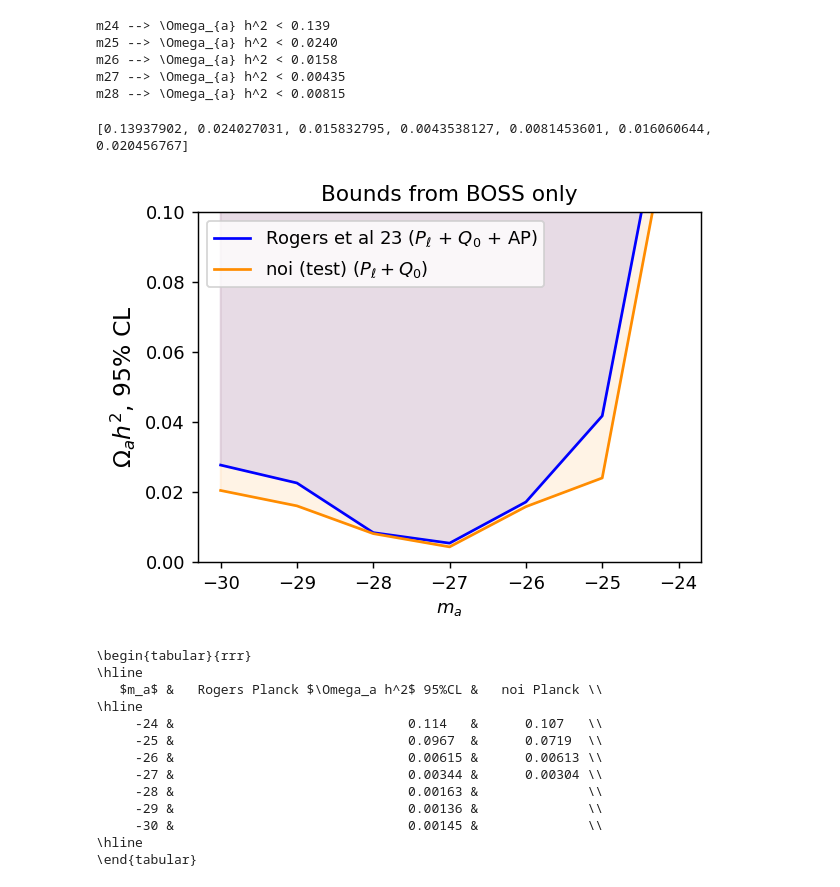
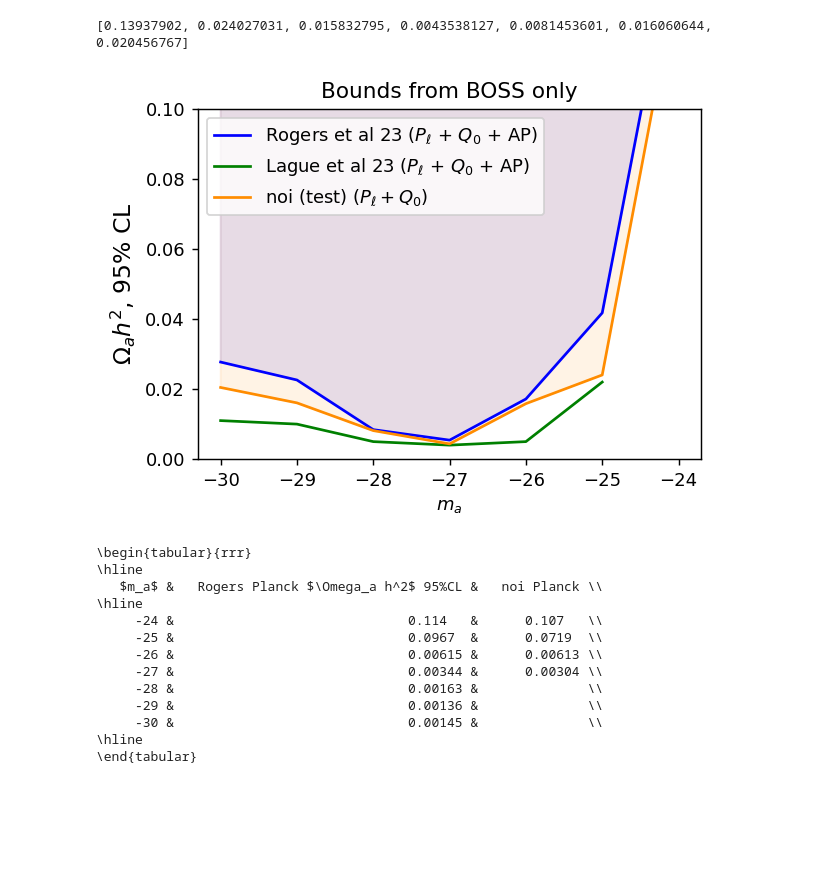
Before and after one commit to fverd/cobaya, a Jupyter notebook: FRA/analyze-grid-of-runs.ipynb, the cells around one changed output. Cells and saved outputs as stored; diff of their text form; code cells hidden in the pictures; blank space fills up the shorter version.

```diff
--- a/FRA/analyze-grid-of-runs.ipynb
+++ b/FRA/analyze-grid-of-runs.ipynb
@@ -41,39 +27,37 @@ gdplot.triangle_plot(chains_to_plot_boss[2] ,  pars_toplot, title_limit=2, fille
-# %%
-for samp in chains_to_plot_boss:
-    print(samp.label[5:],'-->', samp.getInlineLatex('omega_scf',limit=2))
-# %% [output]
-m24 --> \Omega_{a} h^2 < 0.139
-m25 --> \Omega_{a} h^2 < 0.0240
-m26 --> \Omega_{a} h^2 < 0.0158
-m27 --> \Omega_{a} h^2 < 0.00435
-m28 --> \Omega_{a} h^2 < 0.00815
 # %%
 plt.figure(figsize=(5,3.5), dpi=130)
 mvals = [-24, -25, -26, -27, -28,-29, -30]
 RogersBOSS = [0.155,0.04174,0.01717,0.00542,0.00842,0.02259,0.02771]
+RogersBOSS = [0.155,0.04174,0.01717,0.00542,0.00842,0.02259,0.02771]
 plt.plot(mvals, RogersBOSS,'b', label=r'Rogers et al 23 ($P_\ell$ + $Q_0$ + AP)')
 plt.fill_between(mvals, RogersBOSS, y2=0.16, interpolate=True, color='b', alpha=0.1)
 
+mvals = [-25, -26, -27, -28,-29, -30]
+LagueBOSS = [0.022,0.005,0.004,0.005,0.010,0.011]
+plt.plot(mvals, LagueBOSS,'g', label=r'Lague et al 23 ($P_\ell$ + $Q_0$ + AP)')
+
+
 # My bounds
+chains_to_plot_boss=loadgridchains('/home/fverdian/cobaya/chains-ulysses/axigrid_Q0')
 my2lims = [samp.getMargeStats().parWithName('omega_scf').limits[1].upper for samp in chains_to_plot_boss]
 mvals2 = [samp.ma_val for samp in chains_to_plot_boss]
 
 # my2lims_Pell = my2lims
 plt.plot(mvals2, my2lims, 'darkorange',label='noi (test) ($P_\ell+Q_0$)')
 plt.fill_between(mvals2, my2lims, y2=0.16, interpolate=True, color='darkorange', alpha=0.1)
 print(my2lims)
 # plt.plot(mvals, my2lims_Pell, 'r',label='noi (test) ($P_\ell$)')
 
 plt.ylim([0.,0.1])
 # plt.yscale('log')
 plt.xlabel(r'$m_a$')
 plt.ylabel(r'$\Omega_a h^2$, 95% CL', fontsize=13)
 plt.legend()
 plt.title('Bounds from BOSS only')
 plt.show()
 # %% [output]
 [0.13937902, 0.024027031, 0.015832795, 0.0043538127, 0.0081453601, 0.016060644, 0.020456767]
-[figure, old version]
+[figure, new version]
 # %%
 from tabulate import tabulate
 table = tabulate(list(zip(mvals,RogersPlanck, my2lims+[None,None,None])), headers=[r'$m_a$',r'Rogers Planck $\Omega_a h^2$ 95%CL',r'noi Planck'], floatfmt='.3g',tablefmt="latex_raw", rowalign='center')
```
Also changed, not shown: parts of 2 cells of this notebook, 6 other files.
